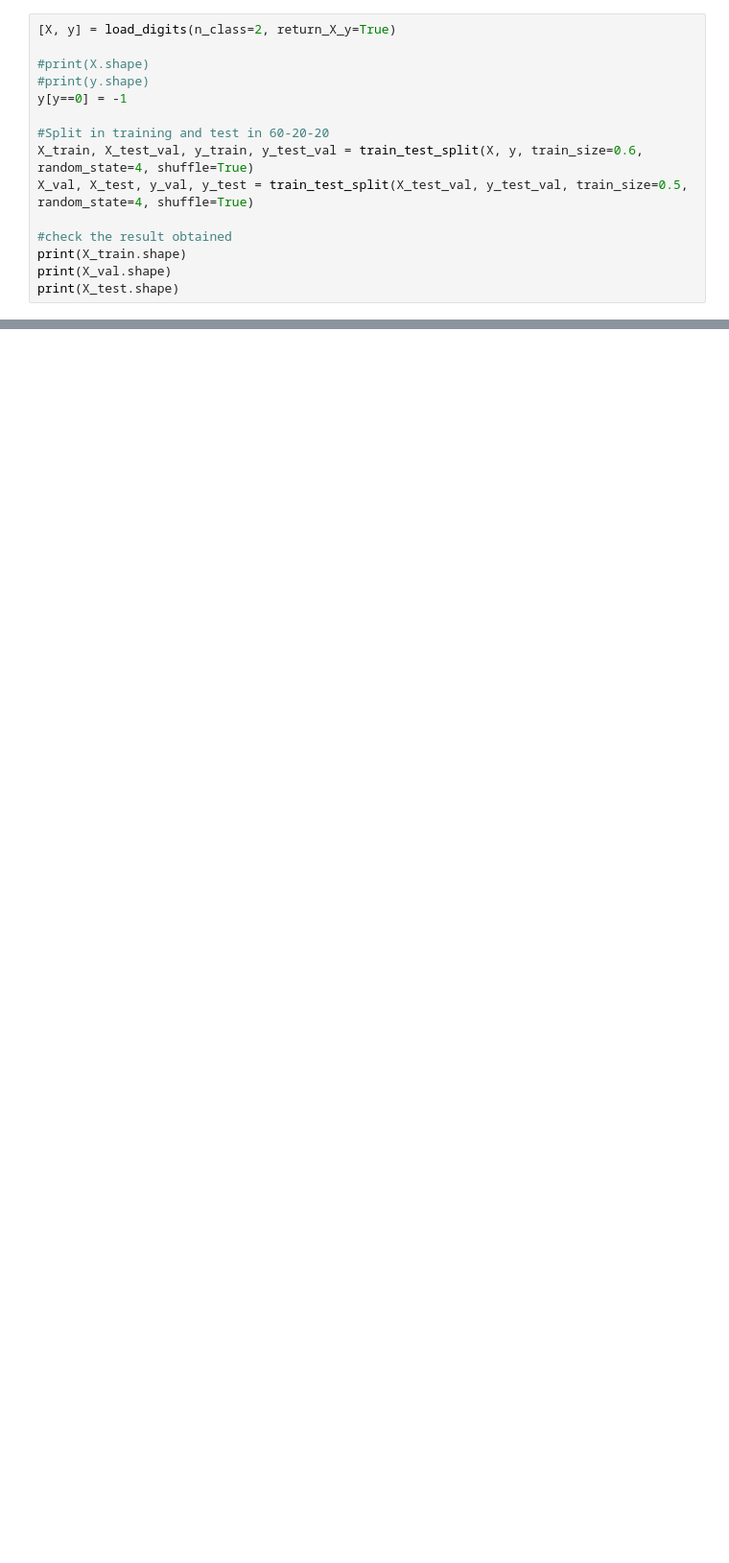
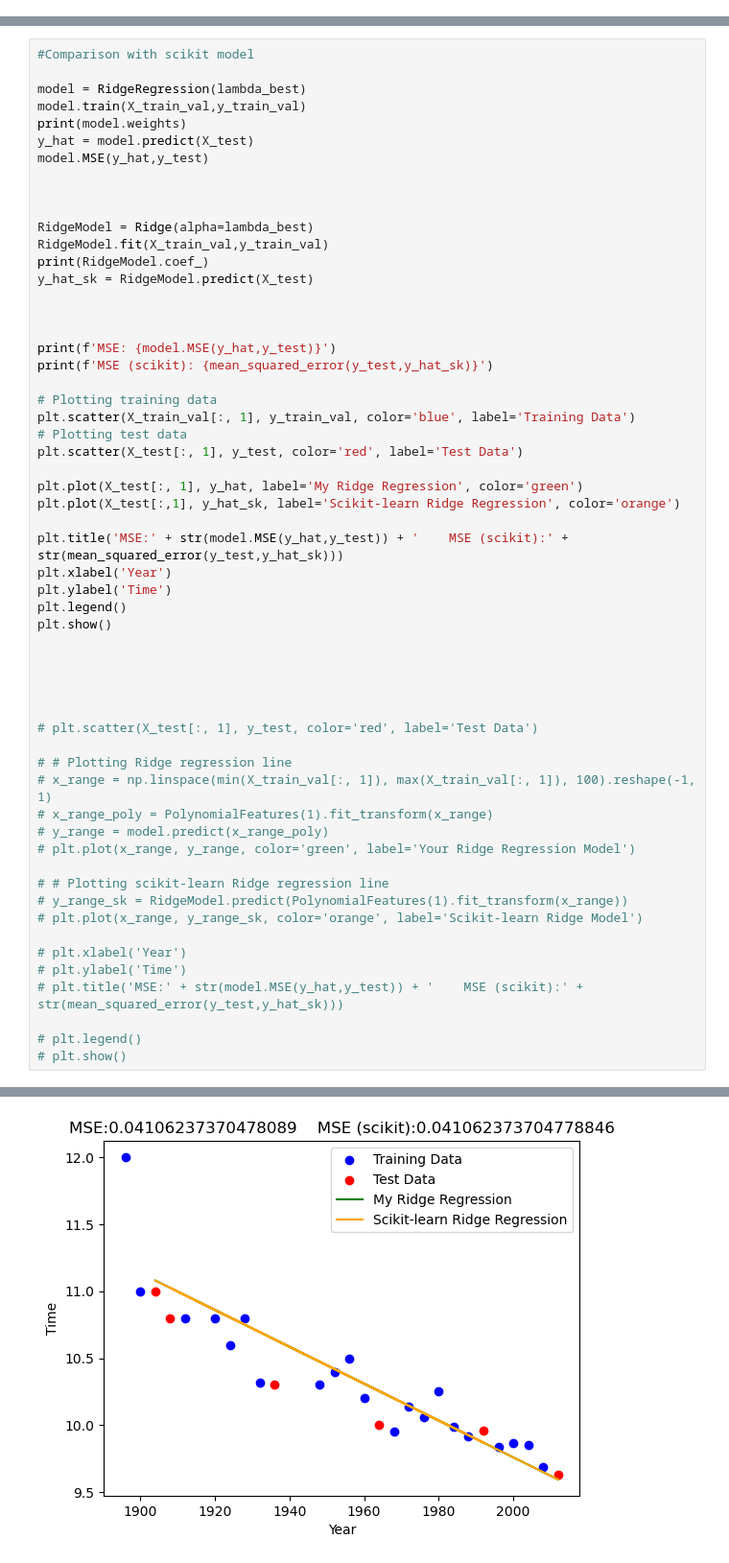
Before and after one commit to Emanueleff/Malis-Project, a Jupyter notebook: Project3/experiment.ipynb, the cells around one changed output, grey strips where cells are left out. Shown at 96% size. Cells and saved outputs as stored; diff of their text form; blank space fills up the shorter version.

```diff
--- a/Project3/experiment.ipynb
+++ b/Project3/experiment.ipynb
@@ -7,15 +11,0 @@ from perceptron import Perceptron
-# %%
-[X, y] = load_digits(n_class=2, return_X_y=True)
-
-#print(X.shape)
-#print(y.shape)
-y[y==0] = -1
-
-#Split in training and test in 60-20-20
-X_train, X_test_val, y_train, y_test_val = train_test_split(X, y, train_size=0.6, random_state=4, shuffle=True)
-X_val, X_test, y_val, y_test = train_test_split(X_test_val, y_test_val, train_size=0.5, random_state=4, shuffle=True)
-
-#check the result obtained
-print(X_train.shape)
-print(X_val.shape)
-print(X_test.shape)
@@ -119,0 +117,58 @@ Nothing heavely remarkable has been noted, but alpha too low takes a lot more ti
+# %%
+#Comparison with scikit model
+
+model = RidgeRegression(lambda_best)
+model.train(X_train_val,y_train_val)
+print(model.weights)
+y_hat = model.predict(X_test)
+model.MSE(y_hat,y_test)
+
+
+
+RidgeModel = Ridge(alpha=lambda_best)
+RidgeModel.fit(X_train_val,y_train_val)
+print(RidgeModel.coef_)
+y_hat_sk = RidgeModel.predict(X_test)
+
+
+
+print(f'MSE: {model.MSE(y_hat,y_test)}')
+print(f'MSE (scikit): {mean_squared_error(y_test,y_hat_sk)}')
+
+# Plotting training data
+plt.scatter(X_train_val[:, 1], y_train_val, color='blue', label='Training Data')
+# Plotting test data
+plt.scatter(X_test[:, 1], y_test, color='red', label='Test Data')
+
+plt.plot(X_test[:, 1], y_hat, label='My Ridge Regression', color='green')
+plt.plot(X_test[:,1], y_hat_sk, label='Scikit-learn Ridge Regression', color='orange')
+
+plt.title('MSE:' + str(model.MSE(y_hat,y_test)) + '    MSE (scikit):' + str(mean_squared_error(y_test,y_hat_sk)))
+plt.xlabel('Year')
+plt.ylabel('Time')
+plt.legend()
+plt.show()
+
+
+
+
+
+# plt.scatter(X_test[:, 1], y_test, color='red', label='Test Data')
+
+# # Plotting Ridge regression line
+# x_range = np.linspace(min(X_train_val[:, 1]), max(X_train_val[:, 1]), 100).reshape(-1, 1)
+# x_range_poly = PolynomialFeatures(1).fit_transform(x_range)
+# y_range = model.predict(x_range_poly)
+# plt.plot(x_range, y_range, color='green', label='Your Ridge Regression Model')
+
+# # Plotting scikit-learn Ridge regression line
+# y_range_sk = RidgeModel.predict(PolynomialFeatures(1).fit_transform(x_range))
+# plt.plot(x_range, y_range_sk, color='orange', label='Scikit-learn Ridge Model')
+
+# plt.xlabel('Year')
+# plt.ylabel('Time')
+# plt.title('MSE:' + str(model.MSE(y_hat,y_test)) + '    MSE (scikit):' + str(mean_squared_error(y_test,y_hat_sk)))
+
+# plt.legend()
+# plt.show()
+# %% [output]
@@ -119,0 +179 @@ Nothing heavely remarkable has been noted, but alpha too low takes a lot more ti
+[figure, added]
```
Also changed, not shown: parts of 8 cells of this notebook, 2 other files.
